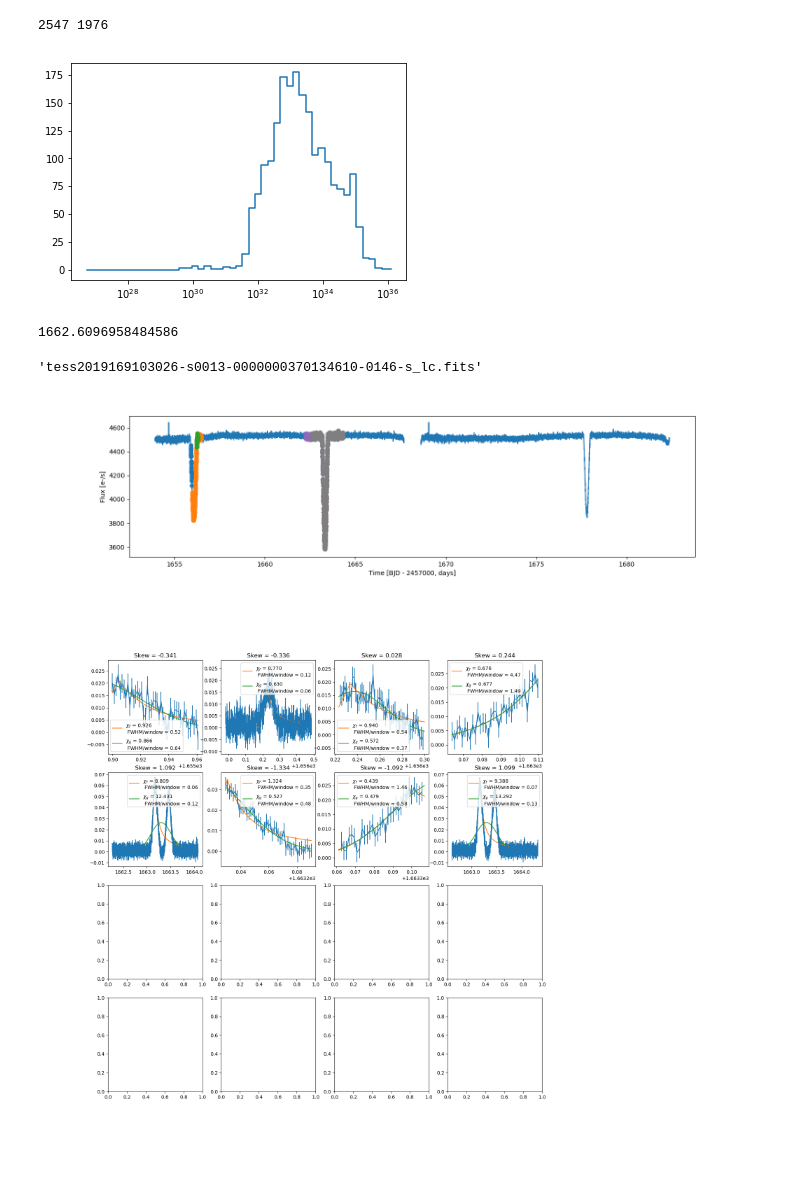
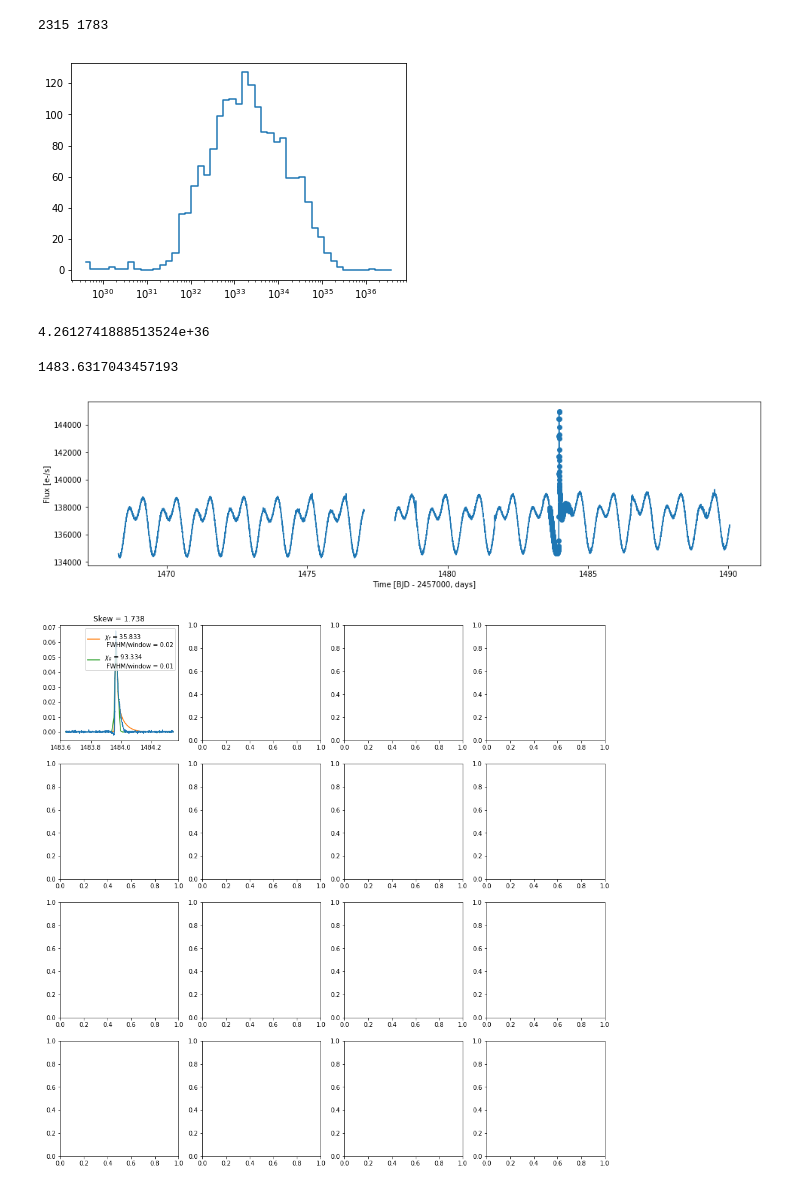
Before and after one commit to spencerw/tess_flare, a Jupyter notebook: flareStats1to13.ipynb, the cells around one changed output. Drawn from its saved outputs; the diff is of its cells as text; code cells hidden in the pictures.

Commit message:
Generate flare plots from notebook

```diff
--- a/flareStats1to13.ipynb
+++ b/flareStats1to13.ipynb
@@ -15,8 +16,9 @@ from scipy import stats
 df = pd.read_csv(log_path + prefix + '_flare_out.csv')
 df_param = pd.read_csv(log_path + prefix + '_param_out.csv')
 df['pvalue'] = 1 - stats.chi2(1).cdf(df['g_chisq'] - df['f_chisq'])
-mask = (df['skew'] > 0.5) & (df['f_chisq'] > 0) & (df['f_fwhm_win'] < 0.1) &  (df['ed'] > 0) &\
-       (df['tpeak'] > df['t0']) & (df['tpeak'] < df['t1']) & (df['cover'] > 0.9) & (df['pvalue'] < 0.05)  & (df['f_chisq'] < 10)
+mask = (df['skew'] > 0.5) & (df['f_chisq'] > 0) & (df['f_fwhm_win'] < 0.1) &(df['g_fwhm_win'] < 0.1) &\
+       (df['ed'] > 0) &(df['tpeak'] > df['t0']) & (df['tpeak'] < df['t1']) & (df['cover'] > 0.9) &\
+       (df['pvalue'] < 0.05) & (df['f_chisq'] < 100)
 print(len(df), len(np.unique(df['file'])), len(df[mask]), len(np.unique(df[mask]['file'])))
 
 df_flare = df[mask]
@@ -50,7 +109,7 @@ energy = (ed*df_flare_g['lum']*u.erg/u.s).value
 df_flare_g['energy'] = energy
 print(len(df_flare), len(df_flare_g))
 # %% [output]
-2547 1976
+2315 1783
 # %%
 en = df_flare_g['energy']
 logbins = np.logspace(np.log10(np.min(en)), np.log10(np.max(en)))
@@ -59,4 +118,4 @@ bins = 0.5*(bins[1:] + bins [:-1])
 plt.plot(bins, hist, linestyle='steps-mid')
 plt.xscale('log')
 # %% [output]
-[figure, old version]
+[figure, new version]
@@ -65,14 +122,17 @@ plt.xscale('log')
+# %%
+np.max(en)
+# %% [output]
+4.2612741888513524e+36
 # %%
 # Sort rows by energy (top = highest)
 energy_ind = np.argsort(df_flare_g['energy'].values)[::-1]
 df = df_flare_g.iloc[energy_ind]
 # %%
-ind = 1
+ind = 2
 filename = df.iloc[ind]['file']
 print(df.iloc[ind]['t0'])
-disp_fl(filename)
+examineFlare(filename, t0_list=[df.iloc[ind]['t0']])
 # %% [output]
-1662.6096958484586
+1483.6317043457193
-'tess2019169103026-s0013-0000000370134610-0146-s_lc.fits'
-[figure, old version]
+[figure, new version]
-[figure, old version]
+[figure, new version]
```
Also changed, not shown: parts of 16 cells of this notebook, 1 other file.
